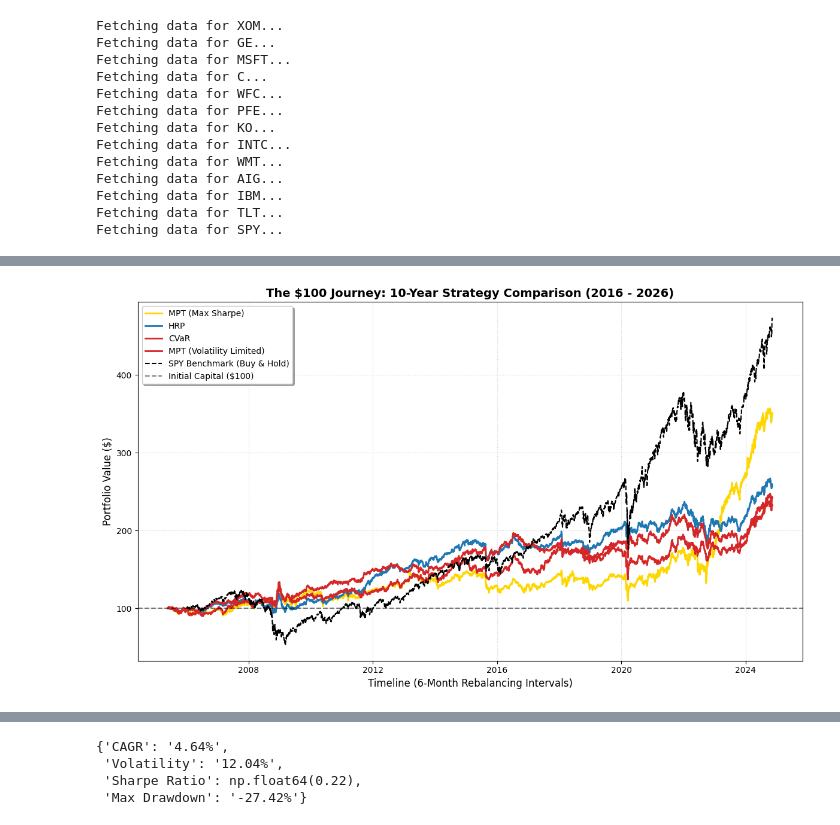
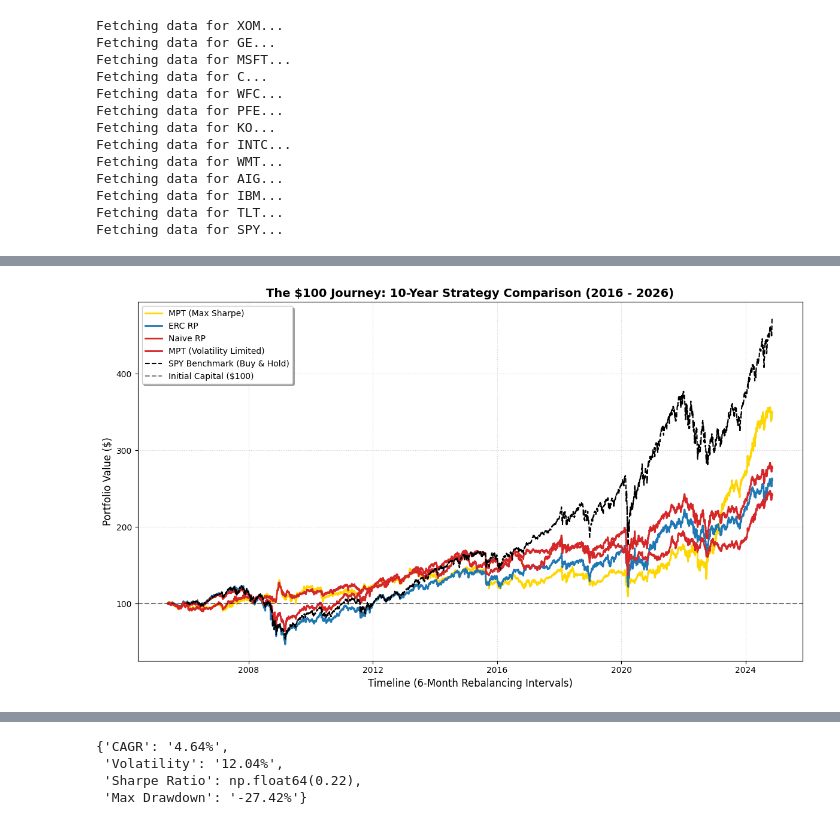
Before and after one commit to SJEGoh/Portfolio-Optimizer, a Jupyter notebook: src/report.ipynb, the cells around one changed output, grey strips where cells are left out. Saved outputs shown, nothing was run; the diff lists cells and outputs as text; code cells hidden in the pictures.

```diff
--- a/src/report.ipynb
+++ b/src/report.ipynb
@@ -246,8 +256,8 @@ def run_spy_benchmark(price_data, start_idx=252):
 back_price_data = get_full_portfolio_df(basket, start_date = "2005-01-01")
 mpt_sharpe_ec, mpt_sharpe_weights = run_10yr_backtest(back_price_data, lambda data: run_mpt_optimization(data, find_max_sharpe = True), rebalance_days = 30, lookback_days = 100)
 mpt_vol_ec, mpt_vol_weights = run_10yr_backtest(back_price_data, lambda data: run_mpt_optimization(data, target_vol = 0.1), rebalance_days = 30, lookback_days = 100)
-hrp_ec, hrp_weights = run_10yr_backtest(back_price_data, run_hrp_optimization, rebalance_days = 30, lookback_days = 100)
-cvar_ec, cvar_weights = run_10yr_backtest(back_price_data, lambda data: run_cvar_optimization(data, alpha = 0.95), rebalance_days = 30, lookback_days = 100)
+hrp_ec, hrp_weights = run_10yr_backtest(back_price_data, run_erp_optimization, rebalance_days = 30, lookback_days = 100)
+cvar_ec, cvar_weights = run_10yr_backtest(back_price_data, run_nrp_optimization, rebalance_days = 30, lookback_days = 100)
 spy_ec = run_spy_benchmark(get_full_portfolio_df(["SPY"], start_date = "2005-01-01"))
 # %% [output]
 Fetching data for XOM...
@@ -281,26 +291,26 @@ Length: 4736, dtype: float64
 # %%
 plt.figure(figsize=(12, 7))
 
 plt.plot(mpt_sharpe_ec, label="MPT (Max Sharpe)", color='#FFD700', linewidth=2) # Gold
-plt.plot(hrp_ec, label="HRP", color='#1f77b4', linewidth=2) # Blue
-plt.plot(cvar_ec, label="CVaR", color='#d62728', linewidth=2) # Red
+plt.plot(hrp_ec, label="ERC RP", color='#1f77b4', linewidth=2) # Blue
+plt.plot(cvar_ec, label="Naive RP", color='#d62728', linewidth=2) # Red
 plt.plot(mpt_vol_ec, label="MPT (Volatility Limited)", color='#d62728', linewidth=2) # Red
 
 plt.plot(spy_ec, label="SPY Benchmark (Buy & Hold)", color='black', linestyle='--', linewidth=1.5)
 plt.axhline(y=100, color='black', linestyle='--', alpha=0.5, label="Initial Capital ($100)")
 
 
 plt.title("The $100 Journey: 10-Year Strategy Comparison (2016 - 2026)", fontsize=14, fontweight='bold')
 plt.xlabel("Timeline (6-Month Rebalancing Intervals)", fontsize=12)
 plt.ylabel("Portfolio Value ($)", fontsize=12)
 plt.legend(loc='upper left', frameon=True, shadow=True)
 plt.grid(True, linestyle=':', alpha=0.6)
 
 
 plt.tight_layout()
 plt.show()
 # %% [output]
-[figure, old version]
+[figure, new version]
 # %%
 extract_portfolio_metrics(mpt_sharpe_ec)
 # %% [output]
```
Also changed, not shown: parts of 20 cells of this notebook, 2 other files.
